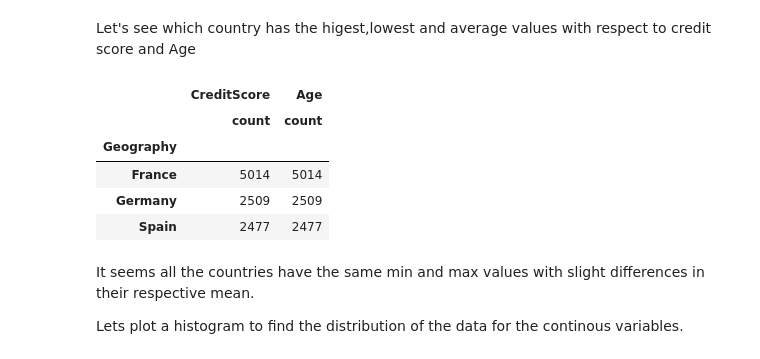
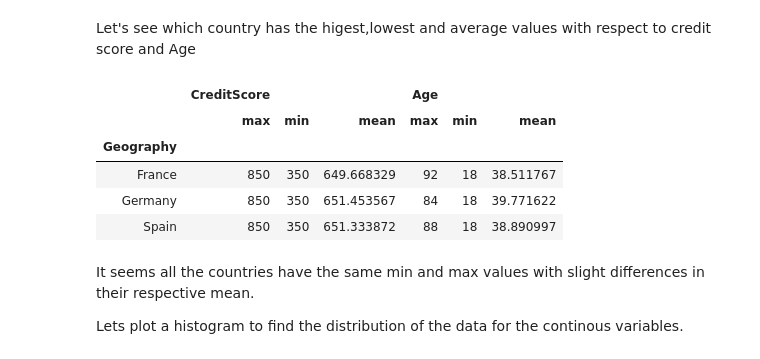
Before and after one commit to asbharath/MachineLearning, a Jupyter notebook: Bank Churn.ipynb, the cells around one changed output. Drawn from its saved outputs; the diff is of its cells as text; code cells hidden in the pictures.

```diff
--- a/Bank Churn.ipynb
+++ b/Bank Churn.ipynb
@@ -102,14 +102,14 @@ data['Gender'].value_counts().plot.barh() ; plt.show()
 # %% [markdown]
 Let's see which country has the higest,lowest and average values with respect to credit score and Age
 # %%
-data.groupby(['Geography'])[['CreditScore','Age']].agg(['count'])
+data.groupby(['Geography'])[['CreditScore','Age']].agg(['max','min','mean'])
 # %% [output]
-|  | CreditScore | Age |
-|  | count | count |
-| Geography |  |  |
-| France | 5014 | 5014 |
-| Germany | 2509 | 2509 |
-| Spain | 2477 | 2477 |
+|  | CreditScore |  |  | Age |  |  |
+|  | max | min | mean | max | min | mean |
+| Geography |  |  |  |  |  |  |
+| France | 850 | 350 | 649.668329 | 92 | 18 | 38.511767 |
+| Germany | 850 | 350 | 651.453567 | 84 | 18 | 39.771622 |
+| Spain | 850 | 350 | 651.333872 | 88 | 18 | 38.890997 |
 # %% [markdown]
 It seems all the countries have the same min and max values with slight differences in their respective mean.
 
```
Also changed, not shown: parts of 24 cells of this notebook, 6 other files.
